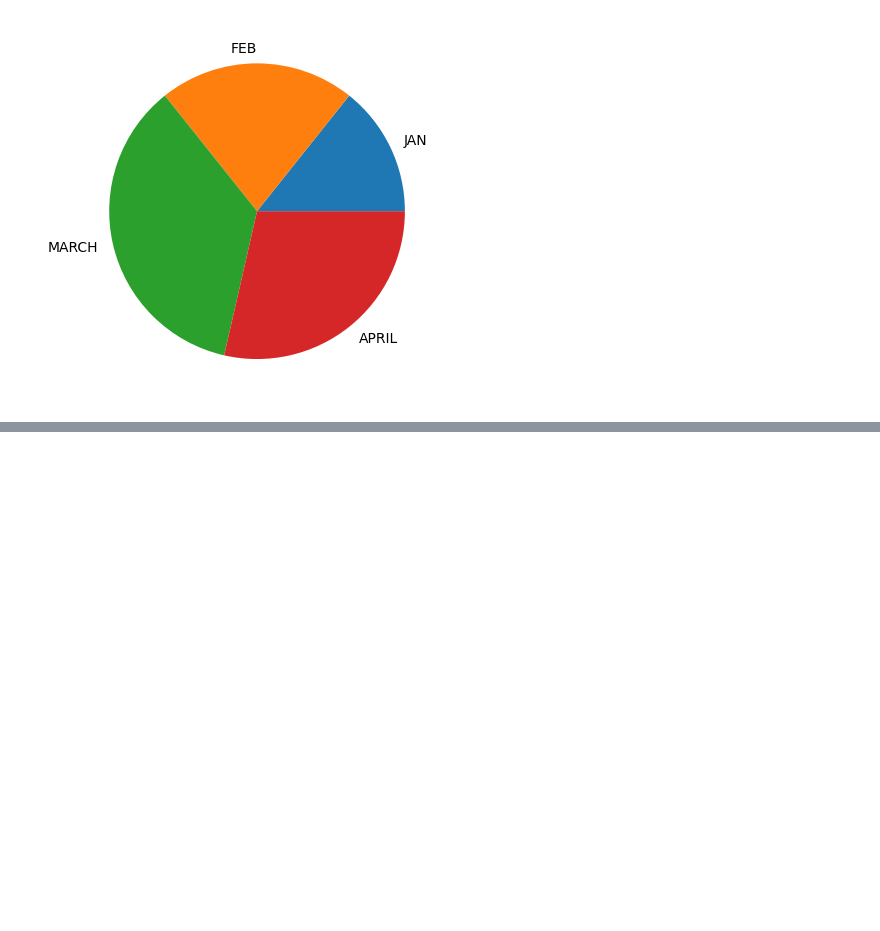
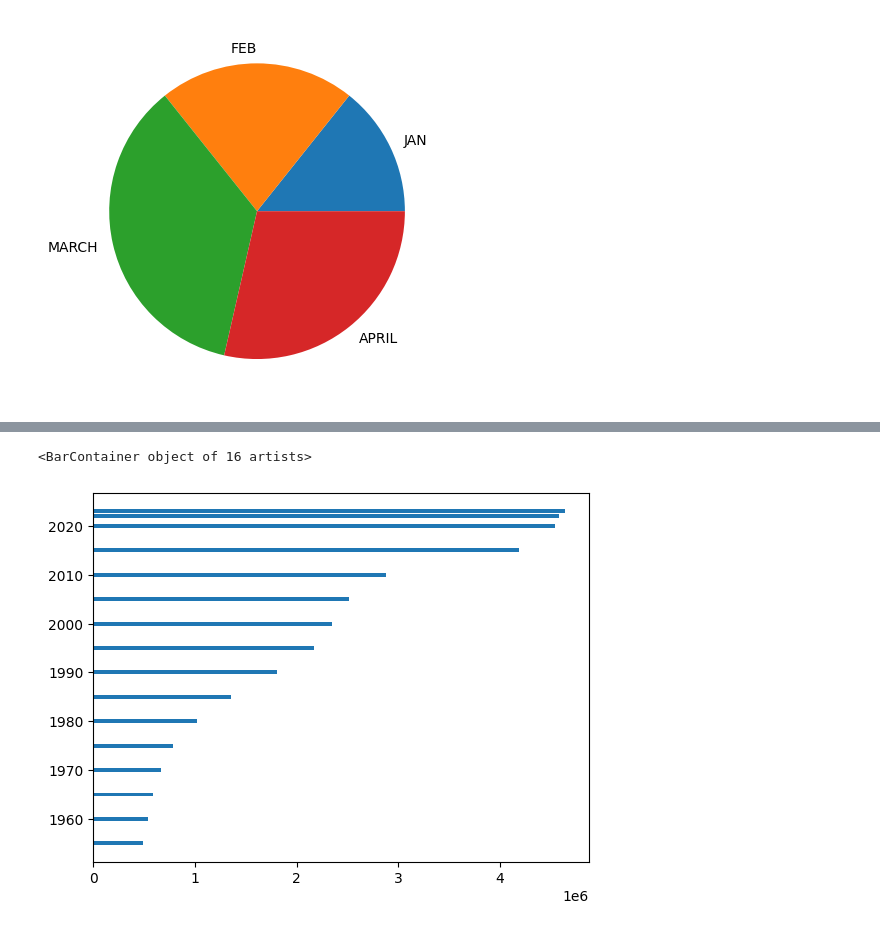
Before and after one commit to Alblooshi-Moh/Python-Project-1, a Jupyter notebook: Grap.ipynb, the cells around one changed output, grey strips where cells are left out. Drawn from its saved outputs; the diff is of its cells as text; code cells hidden in the pictures; blank space fills up the shorter version.

```diff
--- a/Grap.ipynb
+++ b/Grap.ipynb
@@ -58,0 +71,5 @@ plt.show()
+# %%
+plt.barh(x , y)
+# %% [output]
+<BarContainer object of 16 artists>
+[figure, added]
```
Also changed, not shown: parts of 7 cells of this notebook.
